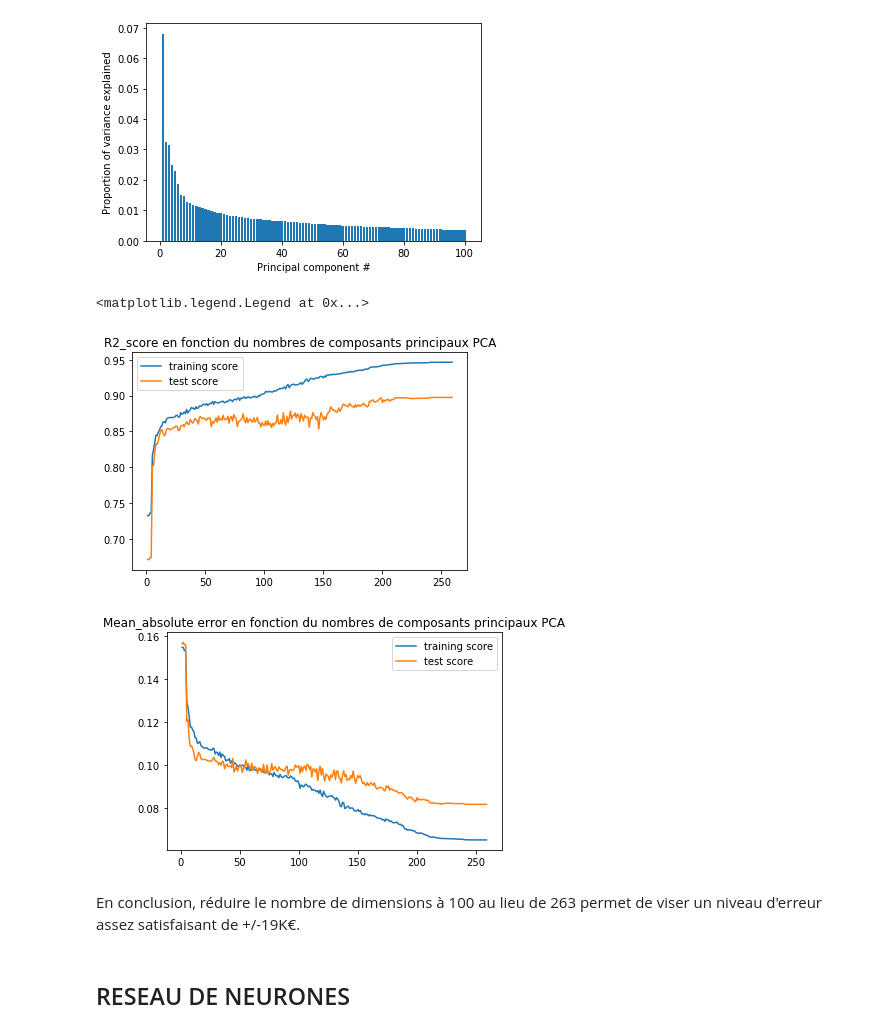
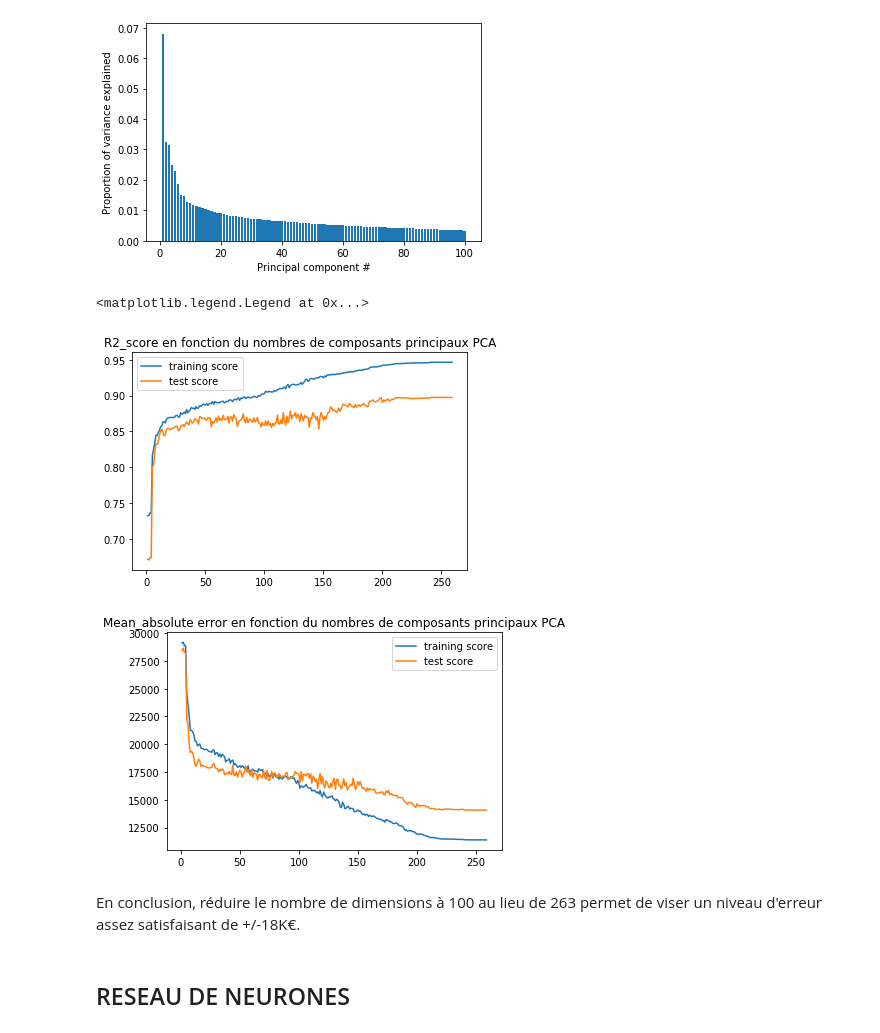
Before and after one commit to Lucadel/House-price-prediction-NN, a Jupyter notebook: Luca_Delanglade_Sujet 3_ML.ipynb, the cells around one changed output. Drawn from its saved outputs; the diff is of its cells as text; code cells hidden in the pictures.

```diff
--- a/Sujet 3_ML.ipynb
+++ b/Luca_Delanglade_Sujet 3_ML.ipynb
@@ -5,10 +5,10 @@ import pandas as pd
 import numpy as np
 import matplotlib.pyplot as plt
 import seaborn as sns
-train=pd.read_csv("train2.csv").drop(["Unnamed: 0"],axis=1)
+train=pd.read_csv("./data/train2.csv").drop(["Unnamed: 0"],axis=1)
 train["SalePrices"]=train["SalePrice"]
 train=train.drop(["SalePrice"],axis=1)
-test=pd.read_csv("test2.csv").drop(["Unnamed: 0"],axis=1)
+test=pd.read_csv("./data/test2.csv").drop(["Unnamed: 0"],axis=1)
 train.head()
 # %% [output]
 |  | MSZoning_FV | MSZoning_RH | MSZoning_RL | MSZoning_RM | Alley_None | Alley_Pave | LotShape_IR2 | ... |
@@ -97,6 +100,7 @@ plt.show()
 # %% [output]
 [figure]
 # %%
+#TRAINING AVEC PCA
 rtrain=[]
 rtest=[]
 mtrain=[]
@@ -108,38 +112,38 @@ for i in range(1,260):
     X_normalized = StandardScaler().fit_transform(X)
 
     X_pca=PCA(i).fit_transform(X_normalized)
 
     X_train, X_test, y_train, y_test = train_test_split(X_pca, y, test_size=0.2, random_state=777)
 
     np.random.seed(5)
     Model = Ridge(alpha=100,max_iter=10000)
     Model = Model.fit(X_train, y_train)
 
     rtrain.append(Model.score(X_train,y_train))
     rtest.append(Model.score(X_test,y_test))
 
     ypred_train=Model.predict(X_train).reshape(-1,1)
     ypred_test=Model.predict(X_test).reshape(-1,1)
-    mtrain.append(mean_absolute_error(y_train.values.reshape(-1,1), ypred_train))
-    mtest.append(mean_absolute_error(y_test.values.reshape(-1,1), ypred_test))
+    mtrain.append(mean_absolute_error(np.expm1(y_train.values.reshape(-1,1)), np.expm1(ypred_train)))
+    mtest.append(mean_absolute_error(np.expm1(y_test.values.reshape(-1,1)), np.expm1(ypred_test)))
 
 plt.figure()
 plt.plot(list(range(1,260)),rtrain, label="training score")
 plt.plot(list(range(1,260)),rtest, label="test score")
 plt.title("R2_score en fonction du nombres de composants principaux PCA")
 plt.legend()
 
 plt.figure()
 plt.plot(list(range(1,260)),mtrain, label="training score")
 plt.plot(list(range(1,260)),mtest, label="test score")
 plt.title("Mean_absolute error en fonction du nombres de composants principaux PCA")
 plt.legend()
 # %% [output]
 <matplotlib.legend.Legend at 0x...>
 [figure]
-[figure, old version]
+[figure, new version]
 # %% [markdown]
-En conclusion, réduire le nombre de dimensions à 100 au lieu de 263 permet de viser un niveau d'erreur assez satisfaisant de +/-19K€.
+En conclusion, réduire le nombre de dimensions à 100 au lieu de 263 permet de viser un niveau d'erreur assez satisfaisant de +/-18K€.
 # %% [markdown]
 ## RESEAU DE NEURONES
 # %%
```
Also changed, not shown: parts of 14 cells of this notebook.
